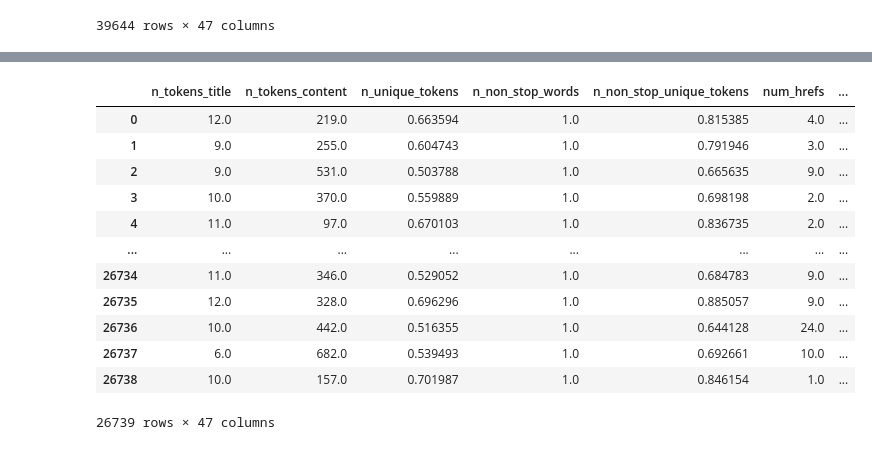
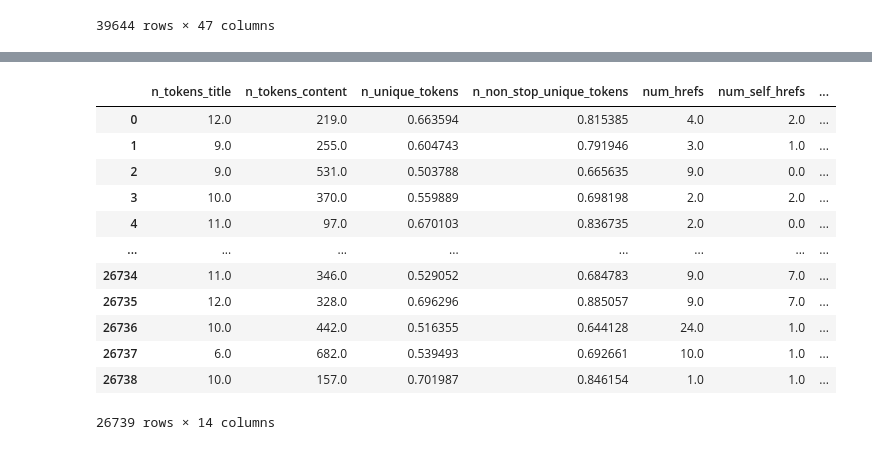
Before and after one commit to Juampi270302/CienciaDeDatos_2025, a Jupyter notebook: prediccion/nueva_limpieza.ipynb, the cells around one changed output, grey strips where cells are left out. Drawn from its saved outputs; the diff is of its cells as text; code cells hidden in the pictures.

```diff
--- a/prediccion/nueva_limpieza.ipynb
+++ b/prediccion/nueva_limpieza.ipynb
@@ -124,25 +159,24 @@ df_crudo
 # %%
-atributos_filtro = ["n_tokens_title", "n_tokens_content", "n_unique_tokens", "n_non_stop_unique_tokens", "num_hrefs", "num_self_hrefs", "average_token_length", "global_subjectivity", "global_sentiment_polarity", "global_rate_positive_words", "global_rate_negative_words", "rate_positive_words", "rate_negative_words", "shares"]
 df_limpio = limpiar_por_limites_boxplot(
     df=df_crudo,
     df_boxplot=datos_bolxplots,
     atributos=atributos_filtro
 )
-df_limpio
+df_limpio[atributos_filtro]
 # %% [output]
-|  | n_tokens_title | n_tokens_content | n_unique_tokens | n_non_stop_words | n_non_stop_unique_tokens | num_hrefs | ... |
-| 0 | 12.0 | 219.0 | 0.663594 | 1.0 | 0.815385 | 4.0 | ... |
-| 1 | 9.0 | 255.0 | 0.604743 | 1.0 | 0.791946 | 3.0 | ... |
-| 2 | 9.0 | 531.0 | 0.503788 | 1.0 | 0.665635 | 9.0 | ... |
-| 3 | 10.0 | 370.0 | 0.559889 | 1.0 | 0.698198 | 2.0 | ... |
-| 4 | 11.0 | 97.0 | 0.670103 | 1.0 | 0.836735 | 2.0 | ... |
+|  | n_tokens_title | n_tokens_content | n_unique_tokens | n_non_stop_unique_tokens | num_hrefs | num_self_hrefs | ... |
+| 0 | 12.0 | 219.0 | 0.663594 | 0.815385 | 4.0 | 2.0 | ... |
+| 1 | 9.0 | 255.0 | 0.604743 | 0.791946 | 3.0 | 1.0 | ... |
+| 2 | 9.0 | 531.0 | 0.503788 | 0.665635 | 9.0 | 0.0 | ... |
+| 3 | 10.0 | 370.0 | 0.559889 | 0.698198 | 2.0 | 2.0 | ... |
+| 4 | 11.0 | 97.0 | 0.670103 | 0.836735 | 2.0 | 0.0 | ... |
 | ... | ... | ... | ... | ... | ... | ... | ... |
-| 26734 | 11.0 | 346.0 | 0.529052 | 1.0 | 0.684783 | 9.0 | ... |
-| 26735 | 12.0 | 328.0 | 0.696296 | 1.0 | 0.885057 | 9.0 | ... |
-| 26736 | 10.0 | 442.0 | 0.516355 | 1.0 | 0.644128 | 24.0 | ... |
-| 26737 | 6.0 | 682.0 | 0.539493 | 1.0 | 0.692661 | 10.0 | ... |
-| 26738 | 10.0 | 157.0 | 0.701987 | 1.0 | 0.846154 | 1.0 | ... |
+| 26734 | 11.0 | 346.0 | 0.529052 | 0.684783 | 9.0 | 7.0 | ... |
+| 26735 | 12.0 | 328.0 | 0.696296 | 0.885057 | 9.0 | 7.0 | ... |
+| 26736 | 10.0 | 442.0 | 0.516355 | 0.644128 | 24.0 | 1.0 | ... |
+| 26737 | 6.0 | 682.0 | 0.539493 | 0.692661 | 10.0 | 1.0 | ... |
+| 26738 | 10.0 | 157.0 | 0.701987 | 0.846154 | 1.0 | 1.0 | ... |
-26739 rows × 47 columns
+26739 rows × 14 columns
 # %%
 
 df_limpio.to_csv('dataset/datos_limpios_nuevo.csv', index=False)
```
Also changed, not shown: parts of 2 cells of this notebook, 4 other files.
